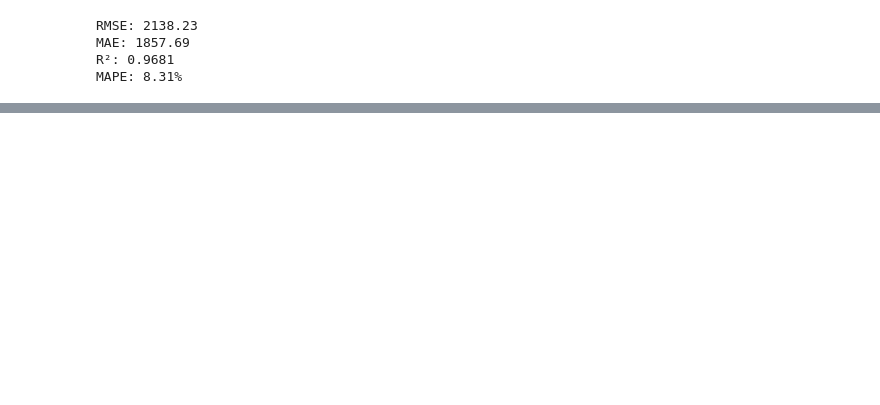
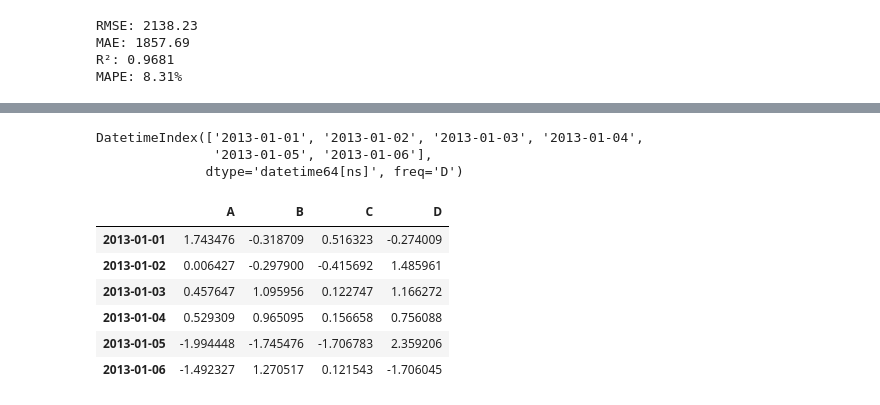
Before and after one commit to paolanavarror/mineria-de-datos, a Jupyter notebook: MineriaDeDatos.ipynb, the cells around one changed output, grey strips where cells are left out. Cells and saved outputs as stored; diff of their text form; code cells hidden in the pictures; blank space fills up the shorter version.

```diff
--- a/MineriaDeDatos.ipynb
+++ b/MineriaDeDatos.ipynb
@@ -975,0 +893,18 @@ MAPE: 8.31%
+# %%
+dates = pd.date_range("20130101", periods=6)
+dates
+# %% [output]
+DatetimeIndex(['2013-01-01', '2013-01-02', '2013-01-03', '2013-01-04',
+               '2013-01-05', '2013-01-06'],
+              dtype='datetime64[ns]', freq='D')
+# %%
+df = pd.DataFrame(np.random.randn(6, 4), index=dates, columns=list("ABCD"))
+df
+# %% [output]
+|  | A | B | C | D |
+| 2013-01-01 | 1.743476 | -0.318709 | 0.516323 | -0.274009 |
+| 2013-01-02 | 0.006427 | -0.297900 | -0.415692 | 1.485961 |
+| 2013-01-03 | 0.457647 | 1.095956 | 0.122747 | 1.166272 |
+| 2013-01-04 | 0.529309 | 0.965095 | 0.156658 | 0.756088 |
+| 2013-01-05 | -1.994448 | -1.745476 | -1.706783 | 2.359206 |
+| 2013-01-06 | -1.492327 | 1.270517 | 0.121543 | -1.706045 |
```
Also changed, not shown: parts of 25 cells of this notebook.
